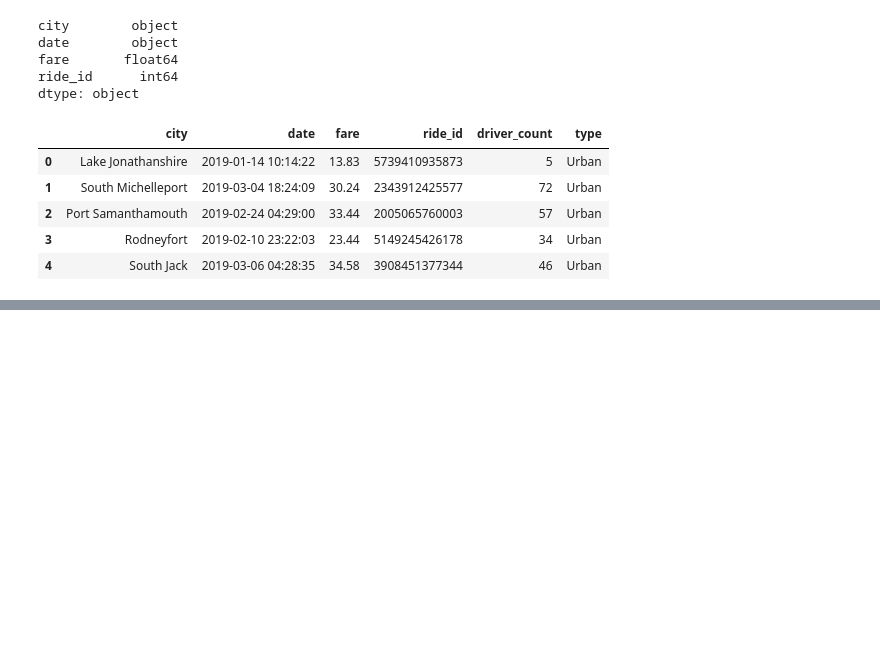
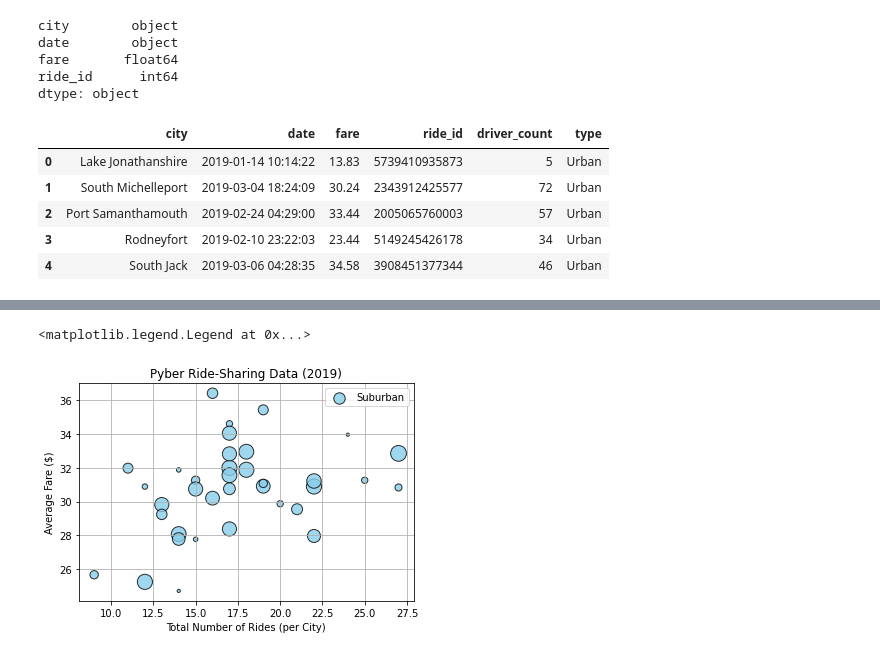
Before and after one commit to bbneves/PyBer_Analysis, a Jupyter notebook: PyBer.ipynb, the cells around one changed output, grey strips where cells are left out. Saved outputs shown, nothing was run; the diff lists cells and outputs as text; code cells hidden in the pictures; blank space fills up the shorter version.

```diff
--- a/PyBer.ipynb
+++ b/PyBer.ipynb
@@ -86,0 +99,5 @@ pyber_data_df.head()
+# %%
+# Create the Suburban city DF.
+
+suburban_cities_df = pyber_data_df[pyber_data_df["type"]=="Suburban"]
+rural_cities_df = pyber_data_df[pyber_data_df["type"]=="Rural"]
@@ -86,0 +117,5 @@ pyber_data_df.head()
+# %%
+# Get the other areas.
+
+suburban_ride_count = suburban_cities_df.groupby(['city']).count()['ride_id']
+rural_ride_count = rural_cities_df.groupby(['city']).count()['ride_id']
@@ -86,0 +171,16 @@ pyber_data_df.head()
+# %%
+# Build the scatter plots for suburban cities.
+
+plt.scatter(suburban_ride_count, suburban_avg_fare, s=10*suburban_driver_count,
+           c="skyblue", edgecolor="black", linewidth=1, alpha=0.8, label="Suburban")
+
+plt.title("Pyber Ride-Sharing Data (2019)")
+plt.ylabel("Average Fare ($)")
+plt.xlabel("Total Number of Rides (per City)")
+plt.grid(True)
+
+#Legend
+plt.legend()
+# %% [output]
+<matplotlib.legend.Legend at 0x...>
+[figure, added]
```
Also changed, not shown: parts of 9 cells of this notebook.
